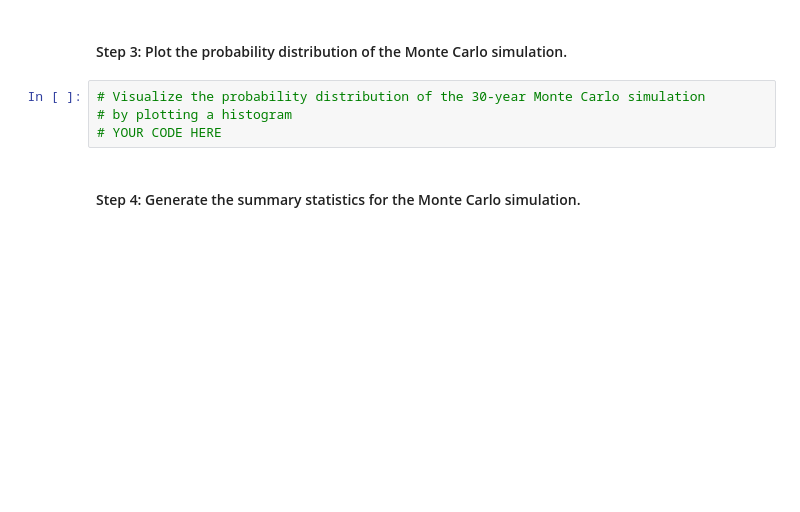
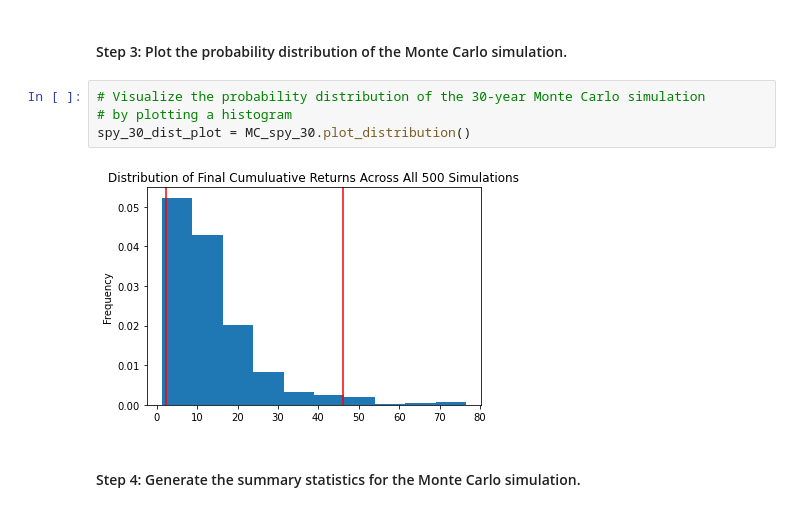
Before and after one commit to joshuacreveling/Module_5_Challenge_Assignment, a Jupyter notebook: financial_planning_tools.ipynb, the cells around one changed output. Drawn from its saved outputs; the diff is of its cells as text; blank space fills up the shorter version.

```diff
--- a/financial_planning_tools.ipynb
+++ b/financial_planning_tools.ipynb
@@ -446,7 +533,9 @@ In this section, you’ll use the MCForecastTools library to create a Monte Carl
 # %%
 # Visualize the probability distribution of the 30-year Monte Carlo simulation
 # by plotting a histogram
-# YOUR CODE HERE
+spy_30_dist_plot = MC_spy_30.plot_distribution()
+# %% [output]
+[figure, added]
 # %% [markdown]
 #### Step 4: Generate the summary statistics for the Monte Carlo simulation.
 # %%
```
Also changed, not shown: parts of 34 cells of this notebook.
